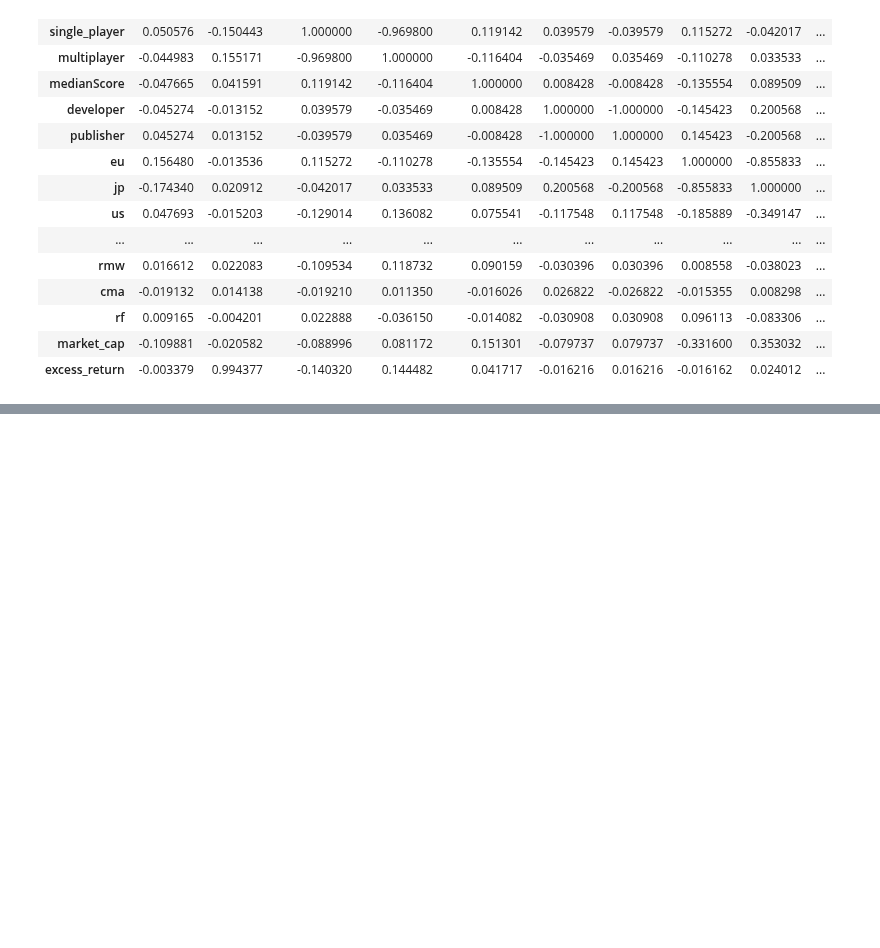
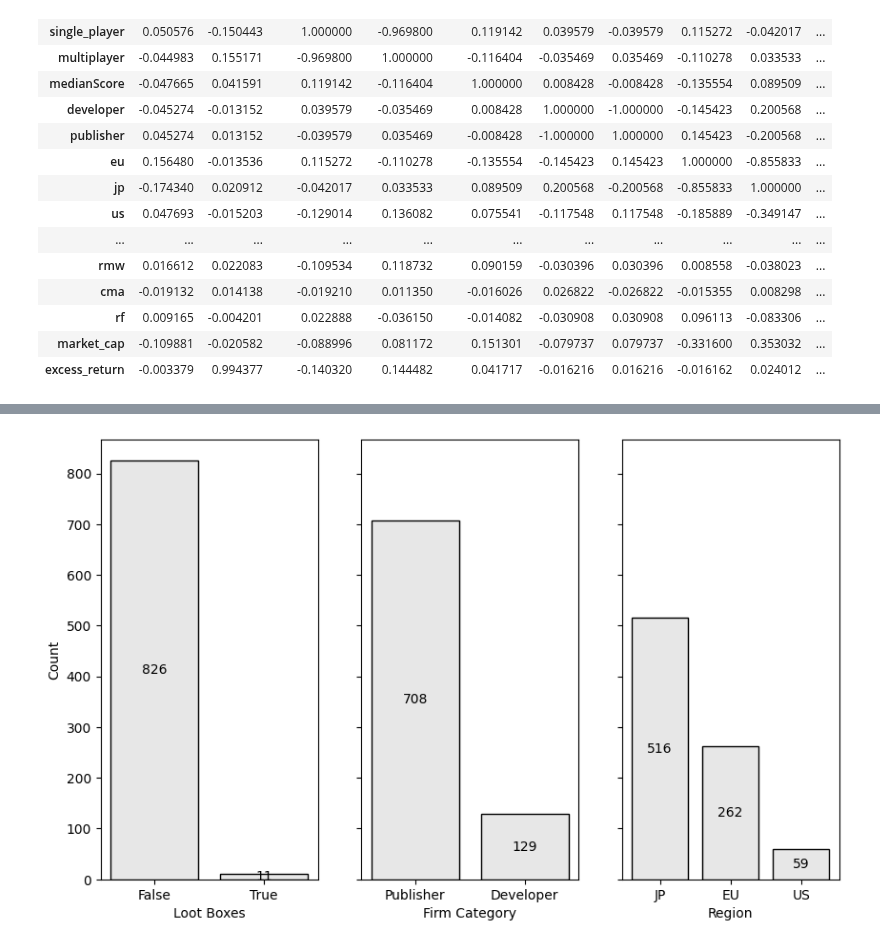
Before and after one commit to c0nn0rstevens/video-game-review-scores-returns-thesis, a Jupyter notebook: cross_sectional_regressions.ipynb, the cells around one changed output, grey strips where cells are left out. Drawn from its saved outputs; the diff is of its cells as text; code cells hidden in the pictures; blank space fills up the shorter version.

```diff
--- a/cross_sectional_regressions.ipynb
+++ b/cross_sectional_regressions.ipynb
@@ -388,0 +440,46 @@ subplot_hist(
+# %%
+def add_region_name(eu_bool, jp_bool, us_bool):
+    if eu_bool:
+        return 'eu'
+    elif jp_bool:
+        return 'jp'
+    else:
+        return 'us'
+# %%
+def add_dev_pub(dev_bool, pub_bool):
+    if dev_bool:
+        return 'developer'
+    elif pub_bool:
+        return 'publisher'
+    else:
+        return 'neither'
+# %%
+games_returns_release_df['region'] = games_returns_release_df.apply(lambda x: add_region_name(eu_bool=x['eu'], jp_bool=x['jp'], us_bool=x['us']), axis=1)
+games_returns_release_df['dev_pub'] = games_returns_release_df.apply(lambda x: add_dev_pub(dev_bool=x['developer'], pub_bool=x['publisher']), axis=1)
+# %%
+subplot_bar(
+    df=games_returns_release_df,
+    variables=[
+        'hasLootBoxes',
+        'dev_pub',
+        'region'
+    ],
+    num_columns=3,
+    x_labels=[
+        'Loot Boxes',
+        'Firm Category',
+        'Region'
+    ],
+    legend_labels=[
+        'Loot Boxes',
+        'Dev. or Pub.',
+        'Region'
+    ],
+    bar_labels=[
+        ['False', 'True'],
+        ['Publisher', 'Developer'],
+        ['JP', 'EU', 'US']
+    ]
+    )
+# %% [output]
+[figure, added]
```
Also changed, not shown: parts of 15 cells of this notebook.
